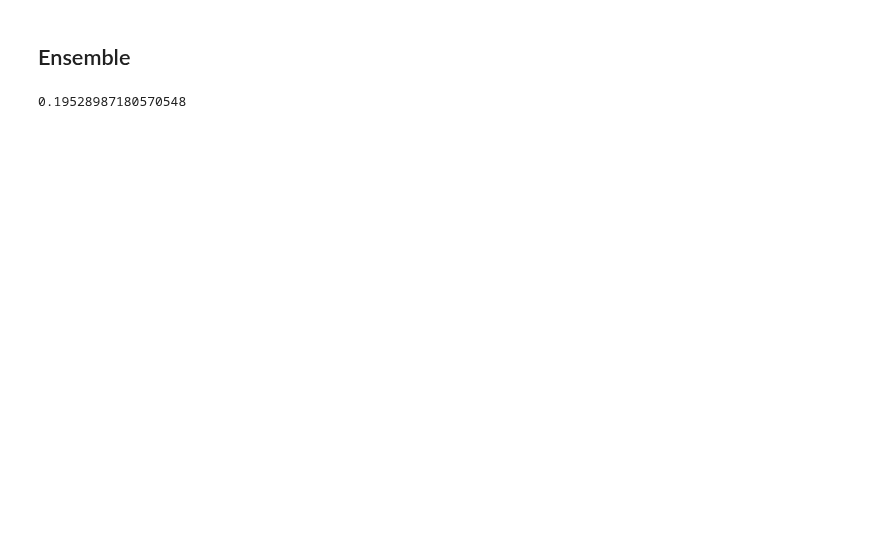
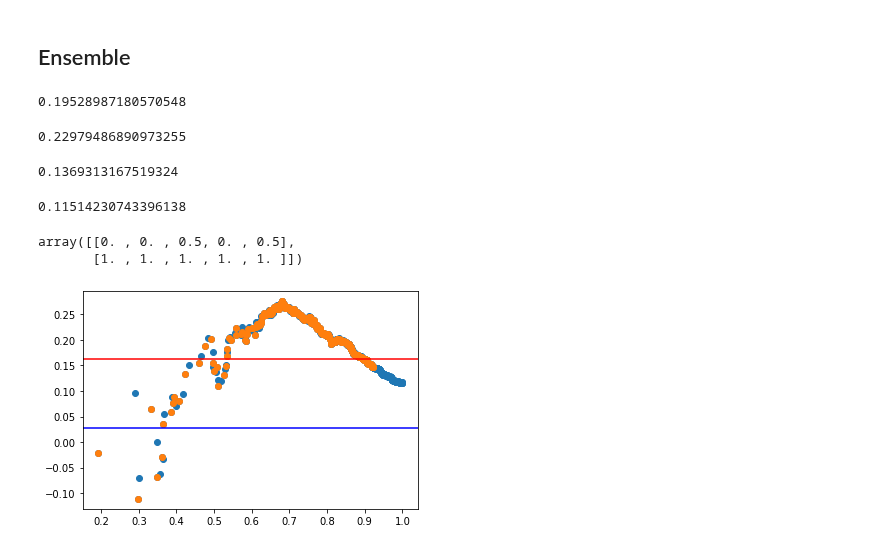
Before and after one commit to Karlmyh/RTER, a Jupyter notebook: test.ipynb, the cells around one changed output. Drawn from its saved outputs; the diff is of its cells as text; code cells hidden in the pictures; blank space fills up the shorter version.

```diff
--- a/test.ipynb
+++ b/test.ipynb
@@ -195,3 +181,16 @@ mse_score = MSE(y_hat, Y_test)
 mse_score
 # %% [output]
 0.19528987180570548
+# %%
+generator=TestDistribution(7).returnDistribution()
+np.random.seed(1)
+X_train,Y_train=generator.generate(2000)
+X_test,Y_test = generator.generate(1000)
+model_EKNN = EKNN(V=5,C=10)
+
+_=model_EKNN.fit(X_train, Y_train)
+y_hat=model_EKNN.predict(X_test)
+mse_score = MSE(y_hat, Y_test)
+mse_score
+# %% [output]
+0.22979486890973255
@@ -197,0 +214,49 @@ mse_score
+# %%
+order, truncate_ratio_low, truncate_ratio_up , r_range_low, r_range_up ,step = 1,0,0.7,0,1,5
+
+generator=TestDistribution(7).returnDistribution()
+np.random.seed(1)
+X_train,Y_train=generator.generate(3000)
+X_test,Y_test = generator.generate(1000)
+
+model = RegressionTree(estimator="pointwise_extrapolation_estimator",
+                         splitter="maxedge",
+                         min_samples_split=30,
+                         max_depth=2,
+                         order=order,
+                         random_state=4,
+                         truncate_ratio_low=truncate_ratio_low,
+                         truncate_ratio_up= truncate_ratio_up,
+                      r_range_low=r_range_low,
+                      r_range_up=r_range_up,
+                      step=step)
+model.fit(X_train, Y_train)
+MSE(model.predict(X_test),Y_test)
+
+model_ensemble = RegressionTreeEnsemble(splitter="maxedge",
+                         min_samples_split=10,
+                         max_depth=4,
+                        ensemble_num=200)
+model_ensemble.fit(X_train, Y_train)
+MSE(model_ensemble.predict(X_test),Y_test)
+# %% [output]
+0.1369313167519324
+0.11514230743396138
+# %%
+node_idx=3
+ERT_model=model
+query_obj=list(ERT_model.tree_.leafnode_fun.values())[node_idx]
+X_range,dt_X, dt_Y = query_obj.X_range, query_obj.dt_X, query_obj.dt_Y
+X_range
+X_extra= X_range.mean(axis=0)+0.05
+order, truncate_ratio_low, truncate_ratio_up , r_range_low, r_range_up= order, truncate_ratio_low, truncate_ratio_up , r_range_low, r_range_up
+
+sorted_ratio, sorted_prediction, intercept = ERT_model.get_node_extrapolation(dt_X, dt_Y, X_extra, X_range, order, truncate_ratio_low, truncate_ratio_up,r_range_low, r_range_up,step)
+_=plt.scatter((sorted_ratio),sorted_prediction)
+_=plt.scatter((sorted_ratio)[int(len(sorted_ratio)*truncate_ratio_low):int(len(sorted_ratio)*truncate_ratio_up):step],sorted_prediction[int(len(sorted_prediction)*truncate_ratio_low):int(len(sorted_prediction)*truncate_ratio_up):step])
+_=plt.axhline(intercept,color="red")
+_=plt.axhline(generator.evaluate(X_extra.reshape(1,-1)),color="blue")
+# %% [output]
+array([[0. , 0. , 0.5, 0. , 0.5],
+       [1. , 1. , 1. , 1. , 1. ]])
+[figure, added]
```
Also changed, not shown: parts of 16 cells of this notebook, 17 other files.
